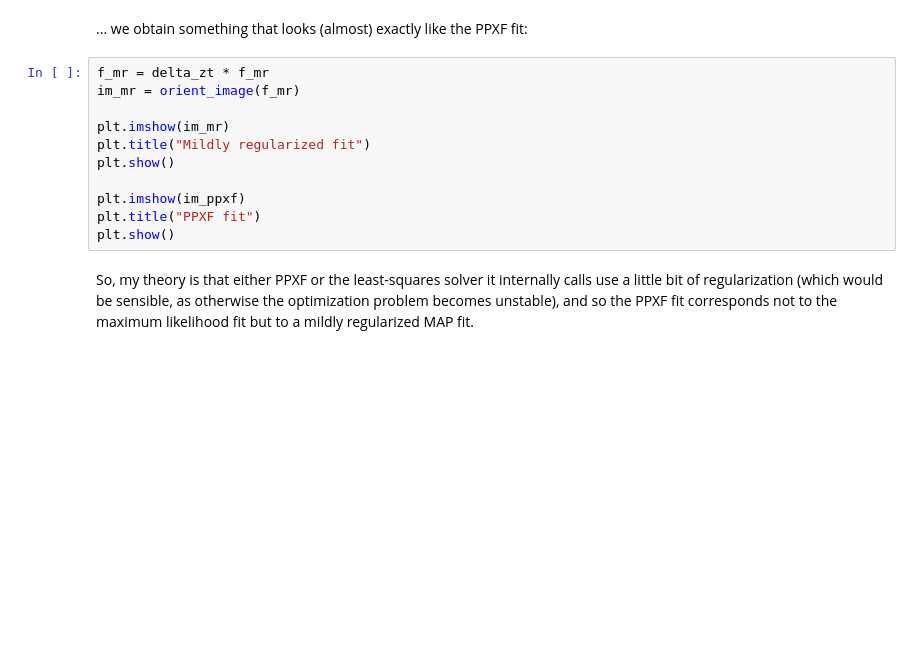
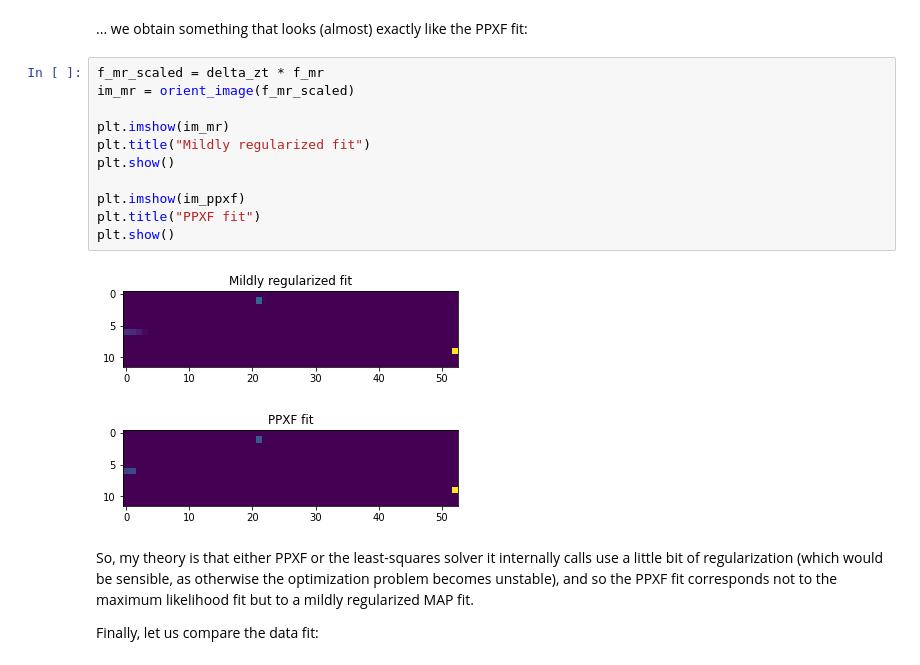
Before and after one commit to prashjet/uq4pk, a Jupyter notebook: notebooks/M54_part3.ipynb, the cells around one changed output. Saved outputs shown, nothing was run; the diff lists cells and outputs as text; blank space fills up the shorter version.

```diff
--- a/notebooks/M54_part3.ipynb
+++ b/notebooks/M54_part3.ipynb
@@ -195,18 +240,23 @@ f_mr = s * g_mr.clip(min=0.)
 # %% [markdown]
 ... we obtain something that looks (almost) exactly like the PPXF fit:
 # %%
-f_mr = delta_zt * f_mr
-im_mr = orient_image(f_mr)
+f_mr_scaled = delta_zt * f_mr
+im_mr = orient_image(f_mr_scaled)
 
 plt.imshow(im_mr)
 plt.title("Mildly regularized fit")
 plt.show()
 
 plt.imshow(im_ppxf)
 plt.title("PPXF fit")
 plt.show()
+# %% [output]
+[figure, added]
+[figure, added]
 # %% [markdown]
 So, my theory is that either PPXF or the least-squares solver it internally calls use a little bit
 of regularization (which would be sensible, as otherwise the optimization problem becomes unstable),
 and so the PPXF fit corresponds not to the maximum likelihood fit but to a mildly regularized MAP
 fit.
+
+Finally, let us compare the data fit:
```
Also changed, not shown: parts of 6 cells of this notebook.
